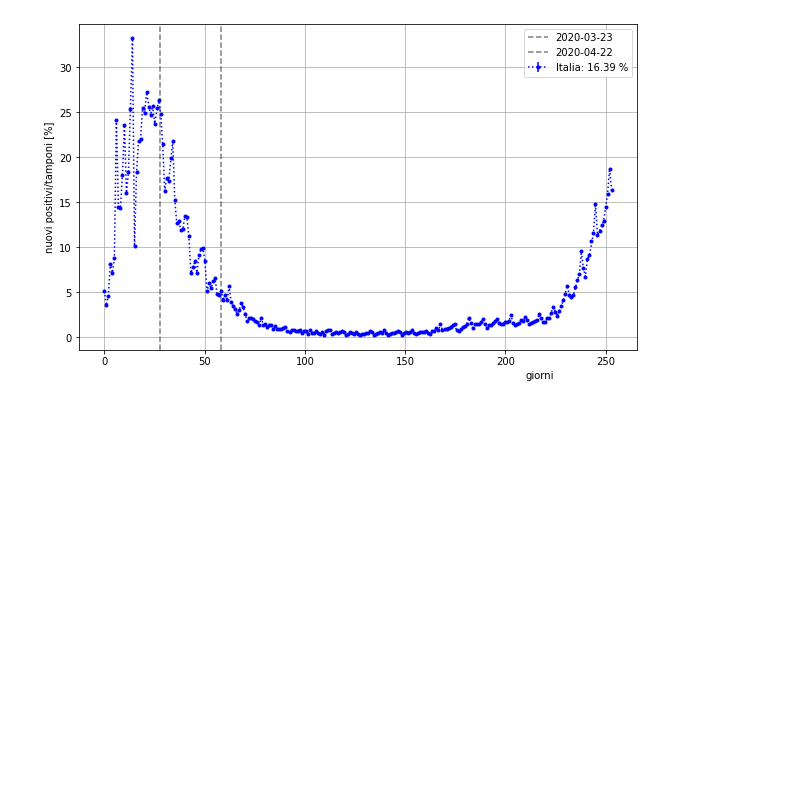
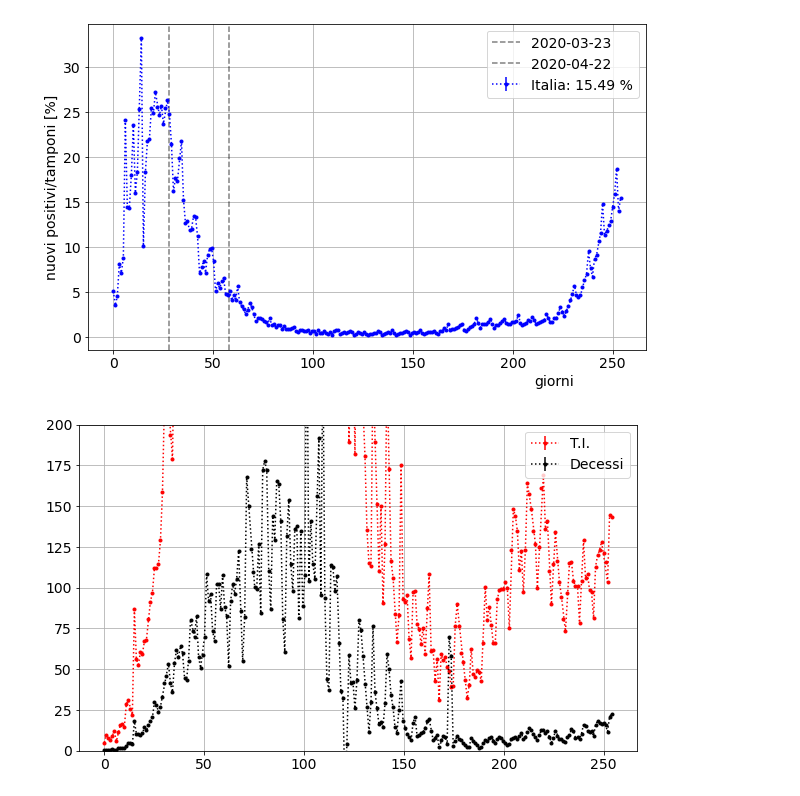
Before and after one commit to gmazzitelli/studenti, a Jupyter notebook: R_th.ipynb, the cells around one changed output. Saved outputs shown, nothing was run; the diff lists cells and outputs as text; code cells hidden in the pictures; blank space fills up the shorter version.

```diff
--- a/R_th.ipynb
+++ b/R_th.ipynb
@@ -225,22 +225,31 @@ Max 275 514
 # %%
 fig, ax = plt.subplots(figsize=(10,6))
 x = np.linspace(0, len(df['data']), len(df['data']))
 a = df['nuovi_positivi']
 b = np.gradient(df['tamponi'])
 y = a/b
 err = y*np.sqrt((np.sqrt(a)/a)**2 + (np.sqrt(b)/b)**2)
 ax.errorbar(x,y*100, yerr=0, fmt='b:.', label = "Italia: {0:.2f} %".format(y.values[-1]*100))
 #GFPlot(y, ax, 4, 'b', label='casi', stat=True)
 ax.set_xlabel('giorni', horizontalalignment = 'left', x=0.8)
 ax.set_ylabel(r'nuovi positivi/tamponi [%]')
 day=28
 ax.axvline(day, color='black', linestyle='--', label='{:s}'.format(df.iloc[day, 0][0:10]), alpha=0.5)
 day=58
 ax.axvline(day, color='black', linestyle='--', label='{:s}'.format(df.iloc[day, 0][0:10]), alpha=0.5)
 #ax.set_ylim(0,1)
 ax.grid()
 plt.legend()
 plt.show()
+fig, ax = plt.subplots(figsize=(10,6))
+ax.errorbar(x,df['terapia_intensiva']/(y*100), yerr=0, fmt='r:.', label = "T.I.")
+ax.errorbar(x,np.gradient(df['deceduti'])/(y*100), yerr=0, fmt='k:.', label = "Decessi")
+
+ax.set_ylim(0,200)
+ax.grid()
+plt.legend()
+plt.show()
 # %% [output]
-[figure, old version]
+[figure, new version]
+[figure, added]
 # %%
```
Also changed, not shown: parts of 8 cells of this notebook.
